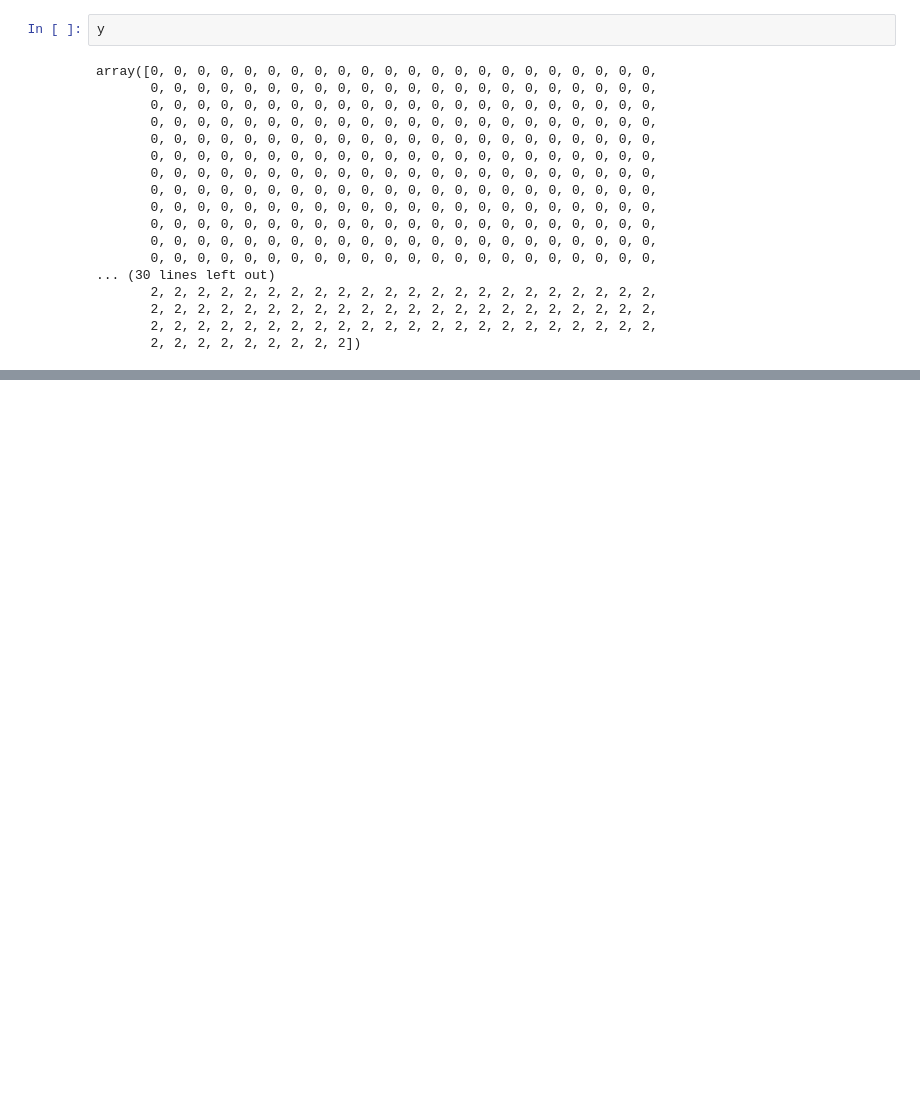
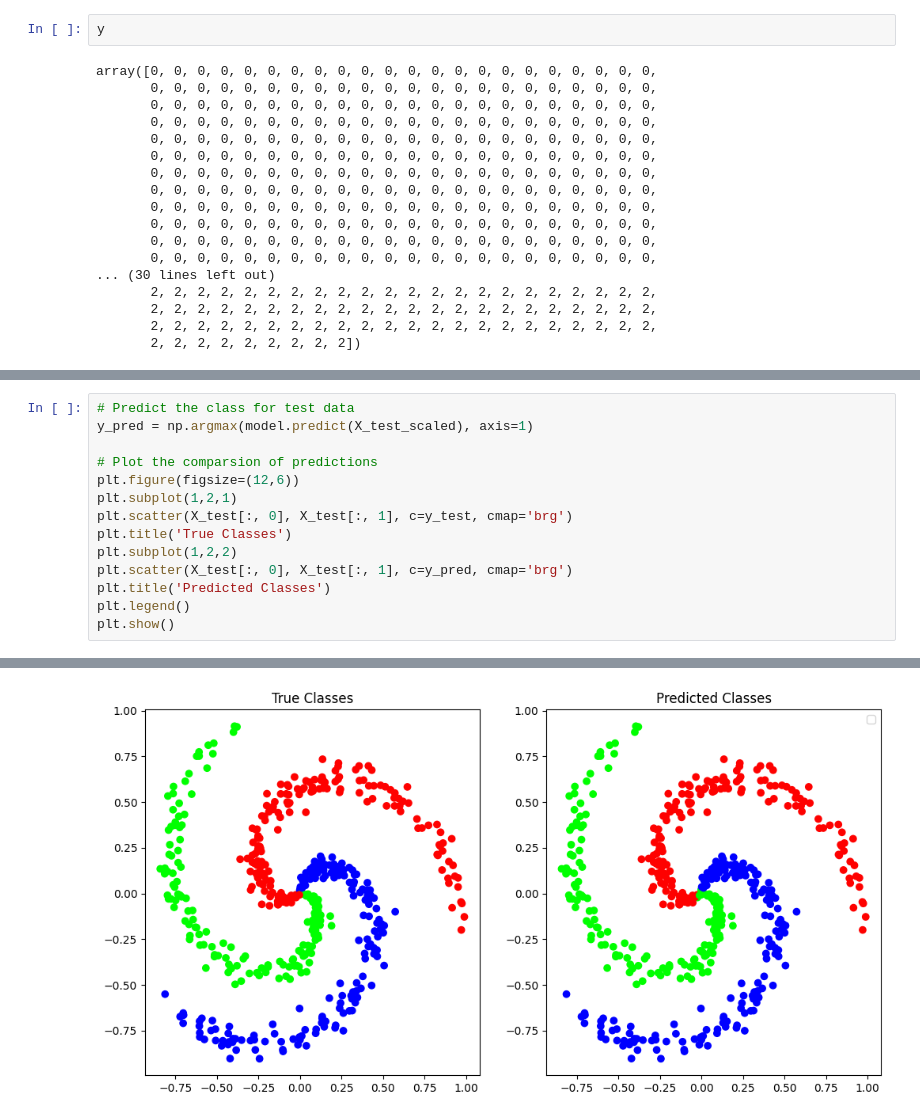
Before and after one commit to RajiaRani/Machine-Learning, a Jupyter notebook: 08. Neural_Networks/01. Spiral_NN.ipynb, the cells around one changed output, grey strips where cells are left out. Cells and saved outputs as stored; diff of their text form; blank space fills up the shorter version.

```diff
--- a/08. Neural_Networks/01. Spiral_NN.ipynb
+++ b/08. Neural_Networks/01. Spiral_NN.ipynb
@@ -87,0 +149,15 @@ model.add(Dense(3, activation='softmax'))
+# %%
+# Predict the class for test data
+y_pred = np.argmax(model.predict(X_test_scaled), axis=1)
+
+# Plot the comparsion of predictions
+plt.figure(figsize=(12,6))
+plt.subplot(1,2,1)
+plt.scatter(X_test[:, 0], X_test[:, 1], c=y_test, cmap='brg')
+plt.title('True Classes')
+plt.subplot(1,2,2)
+plt.scatter(X_test[:, 0], X_test[:, 1], c=y_pred, cmap='brg')
+plt.title('Predicted Classes')
+plt.legend()
+plt.show()
+# %% [output]
@@ -87,0 +165 @@ model.add(Dense(3, activation='softmax'))
+[figure, added]
```
Also changed, not shown: parts of 7 cells of this notebook.
